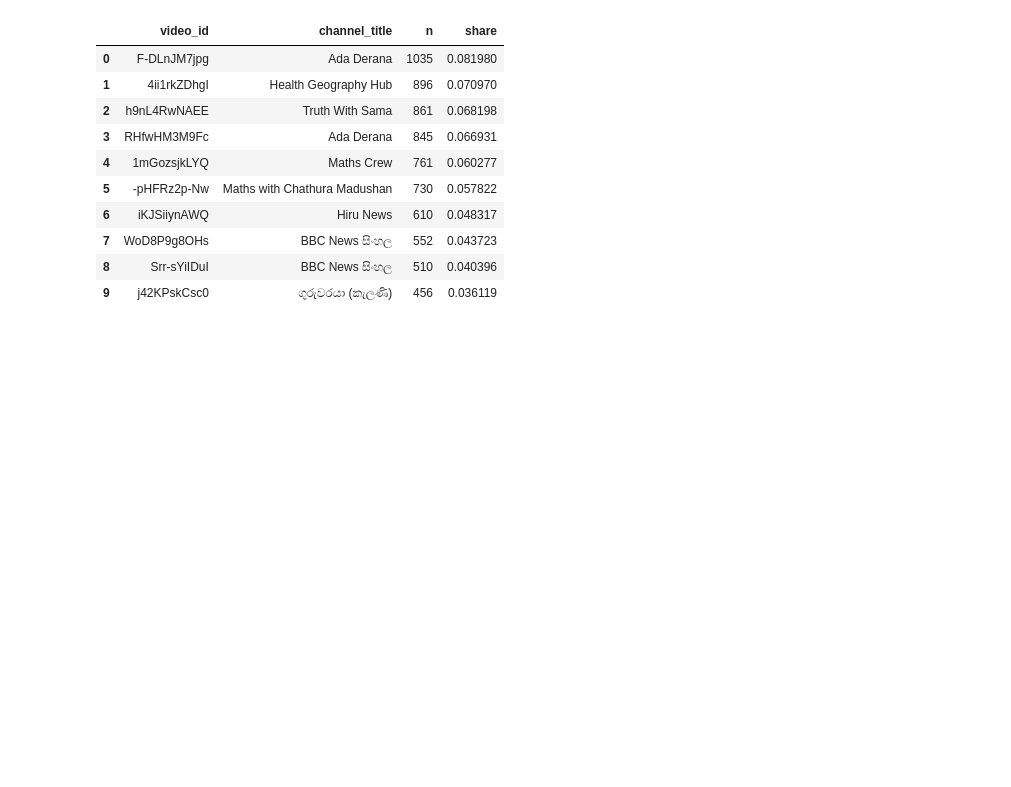
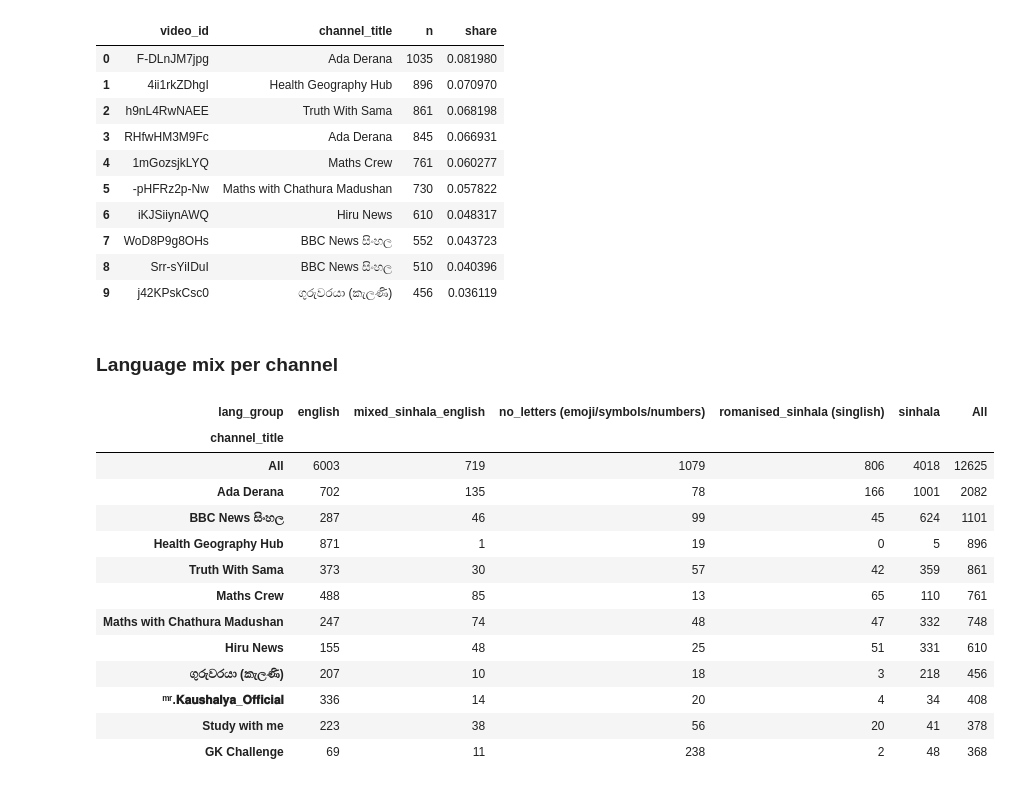
Before and after one commit to SithmiDesilva/Voices-on-School-Reform-An-NLP-Analysis-of-Sri-Lankan-YouTube-Comments, a Jupyter notebook: Voices_on_School_Reform_An_NLP_Analysis_of_Sri_Lankan_YouTube_Comments.ipynb, the cells around one changed output. Cells and saved outputs as stored; diff of their text form; code cells hidden in the pictures; blank space fills up the shorter version.

Commit message:
Language mix per channel

```diff
--- a/Voices_on_School_Reform_An_NLP_Analysis_of_Sri_Lankan_YouTube_Comments.ipynb
+++ b/Voices_on_School_Reform_An_NLP_Analysis_of_Sri_Lankan_YouTube_Comments.ipynb
@@ -673,3 +673,22 @@ per_video.head(10)
 | 7 | WoD8P9g8OHs | BBC News සිංහල | 552 | 0.043723 |
 | 8 | Srr-sYiIDuI | BBC News සිංහල | 510 | 0.040396 |
 | 9 | j42KPskCsc0 | ගුරුවරයා (කැලණි) | 456 | 0.036119 |
+# %% [markdown]
+### Language mix per channel
+# %%
+pd.crosstab(corpus.channel_title, corpus.lang_group, margins=True).sort_values('All', ascending=False).head(12)
+# %% [output]
+| lang_group | english | mixed_sinhala_english | no_letters (emoji/symbols/numbers) | romanised_sinhala (singlish) | sinhala | All |
+| channel_title |  |  |  |  |  |  |
+| All | 6003 | 719 | 1079 | 806 | 4018 | 12625 |
+| Ada Derana | 702 | 135 | 78 | 166 | 1001 | 2082 |
+| BBC News සිංහල | 287 | 46 | 99 | 45 | 624 | 1101 |
+| Health Geography Hub | 871 | 1 | 19 | 0 | 5 | 896 |
+| Truth With Sama | 373 | 30 | 57 | 42 | 359 | 861 |
+| Maths Crew | 488 | 85 | 13 | 65 | 110 | 761 |
+| Maths with Chathura Madushan | 247 | 74 | 48 | 47 | 332 | 748 |
+| Hiru News | 155 | 48 | 25 | 51 | 331 | 610 |
+| ගුරුවරයා (කැලණි) | 207 | 10 | 18 | 3 | 218 | 456 |
+| ᵐʳ.𝐊𝐚𝐮𝐬𝐡𝐚𝐥𝐲𝐚_𝐎𝐟𝐟𝐢𝐜𝐢𝐚𝐥 | 336 | 14 | 20 | 4 | 34 | 408 |
+| Study with me | 223 | 38 | 56 | 20 | 41 | 378 |
+| GK Challenge | 69 | 11 | 238 | 2 | 48 | 368 |
```
